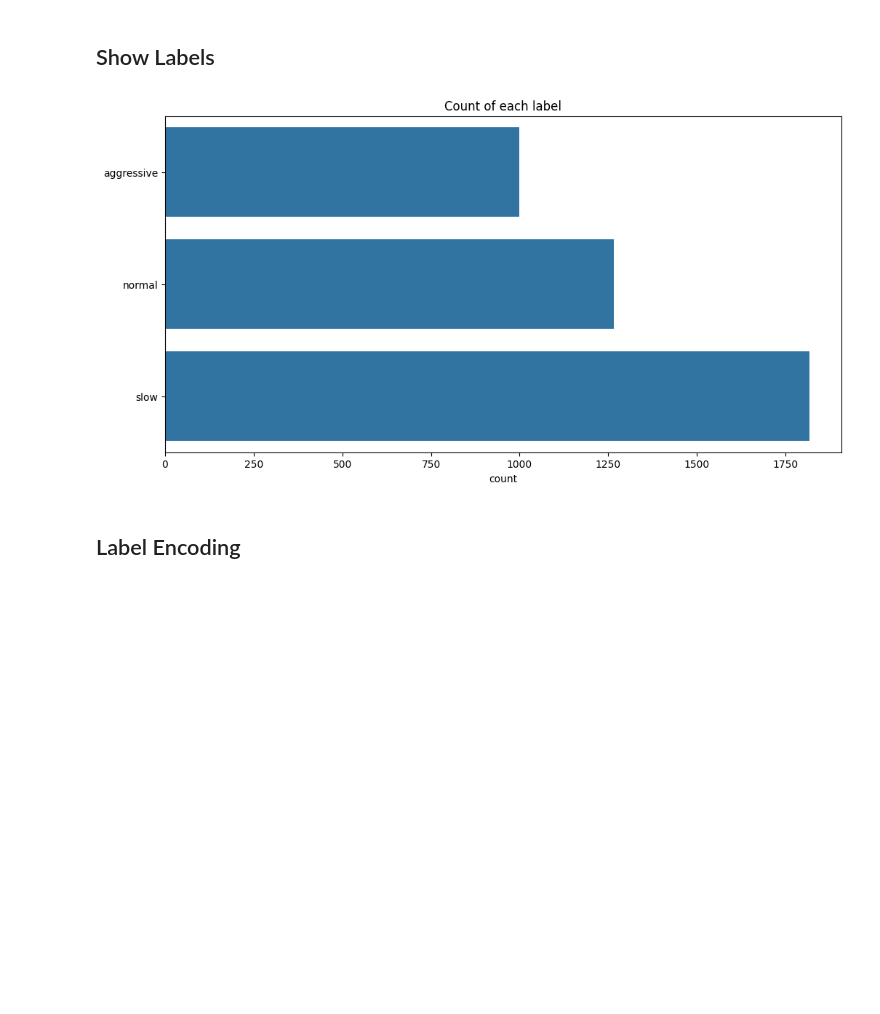
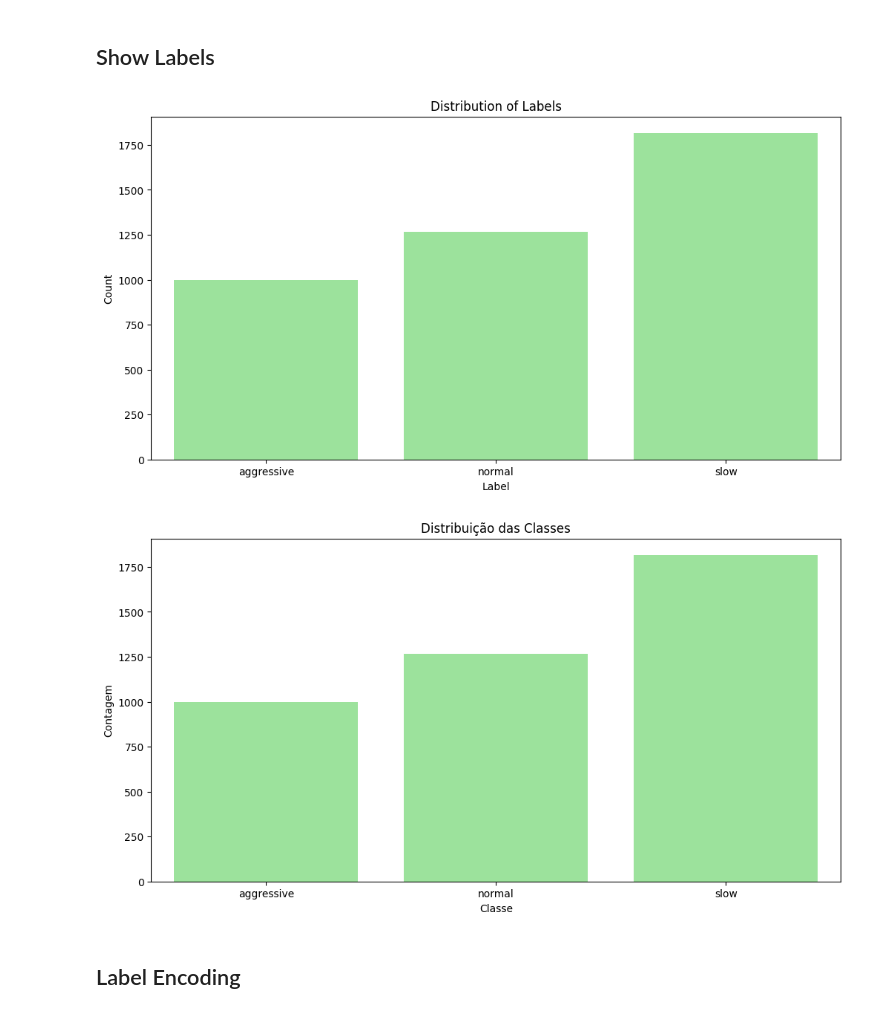
Before and after one commit to albertopingo/AI-driving-classification_FinalProject_CEng, a Jupyter notebook: code/second-approach/StackedLSTM.ipynb, the cells around one changed output. Drawn from its saved outputs; the diff is of its cells as text; code cells hidden in the pictures; blank space fills up the shorter version.

```diff
--- a/code/second-approach/StackedLSTM.ipynb
+++ b/code/second-approach/StackedLSTM.ipynb
@@ -180,16 +232,27 @@ labels = np.concatenate([labels_bmw, labels_honda], axis=0)
 # %%
 import matplotlib.pyplot as plt
 import seaborn as sns
 
 labels = pd.Series(labels)
 
 # plot the count of each label
 plt.figure(figsize=(12, 6))
-sns.countplot(labels)
-plt.title('Count of each label')
+sns.countplot(x=labels, color='lightgreen')
+plt.title('Distribution of Labels')
+plt.xlabel('Label')
+plt.ylabel('Count')
 plt.show()
+
+
+plt.figure(figsize=(12, 6))
+sns.countplot(x=labels, color='lightgreen')
+plt.title('Distribuição das Classes')
+plt.xlabel('Classe')
+plt.ylabel('Contagem')
+plt.show()
 # %% [output]
-[figure, old version]
+[figure, new version]
+[figure, added]
 # %% [markdown]
 ## Label Encoding
 # %%
```
Also changed, not shown: parts of 15 cells of this notebook, 2 other files.
